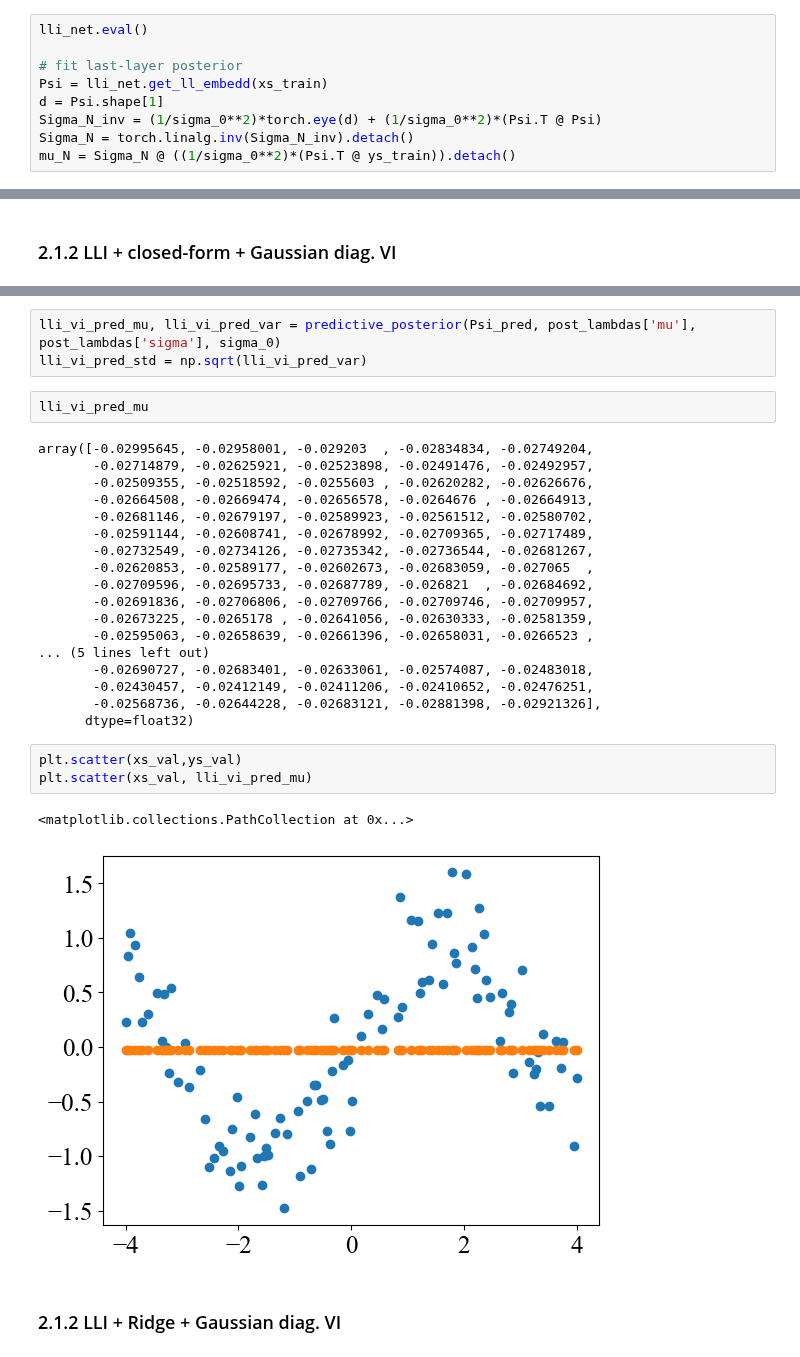
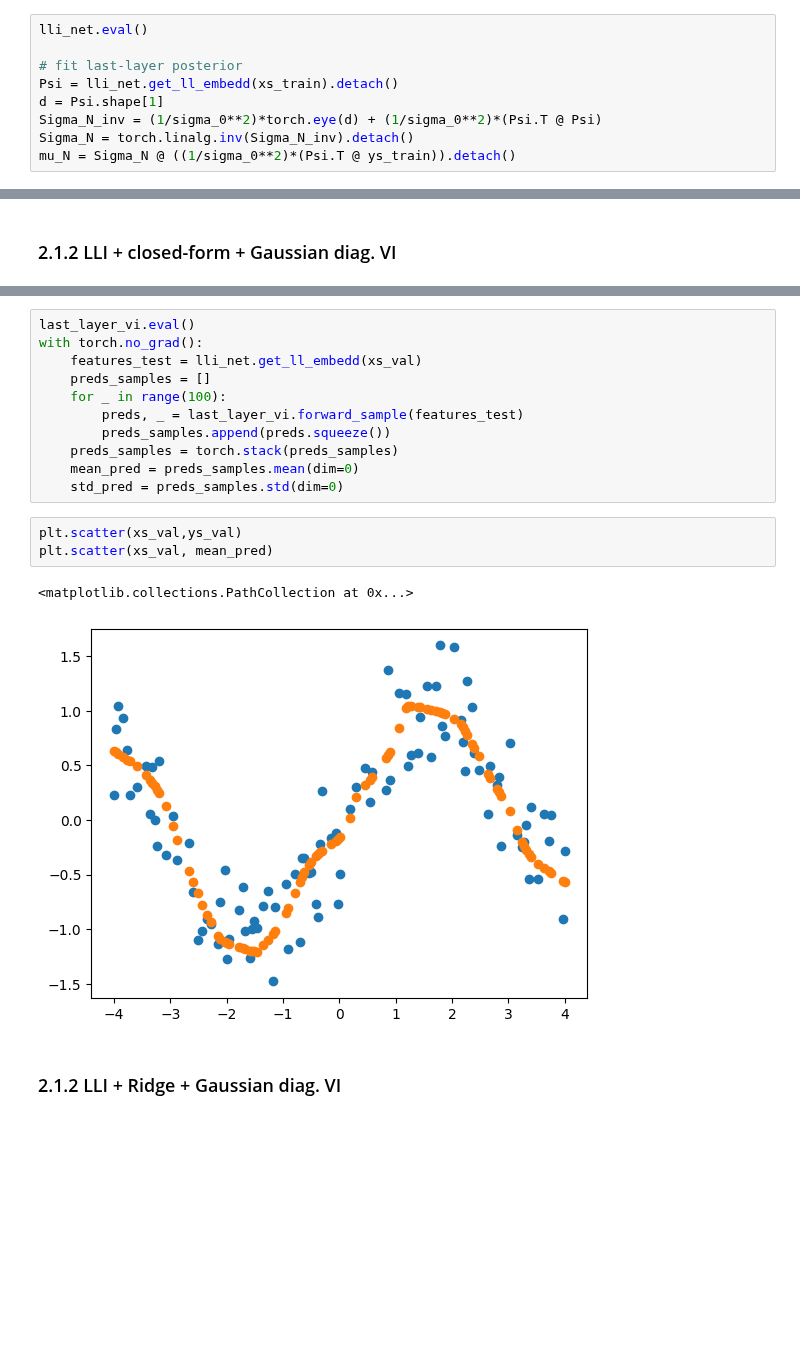
Before and after one commit to clarahoffmann/last-layer-inf, a Jupyter notebook: src/1d_regression.ipynb, the cells around one changed output, grey strips where cells are left out. Saved outputs shown, nothing was run; the diff lists cells and outputs as text; blank space fills up the shorter version.

```diff
--- a/src/1d_regression.ipynb
+++ b/src/1d_regression.ipynb
@@ -91,7 +94,7 @@ fig.legend()
 lli_net.eval()
 
 # fit last-layer posterior
-Psi = lli_net.get_ll_embedd(xs_train)
+Psi = lli_net.get_ll_embedd(xs_train).detach()
 d = Psi.shape[1]
 Sigma_N_inv = (1/sigma_0**2)*torch.eye(d) + (1/sigma_0**2)*(Psi.T @ Psi)
 Sigma_N = torch.linalg.inv(Sigma_N_inv).detach()
@@ -267,32 +310,20 @@ tensor([-0.0053, -0.0072,  0.0179, -0.0035,  0.0077,  0.0048, -0.0088, -0.0022,
-# %%
-lli_vi_pred_mu, lli_vi_pred_var = predictive_posterior(Psi_pred, post_lambdas['mu'], post_lambdas['sigma'], sigma_0)
-lli_vi_pred_std = np.sqrt(lli_vi_pred_var)
-# %%
-lli_vi_pred_mu
-# %% [output]
-array([-0.02995645, -0.02958001, -0.029203  , -0.02834834, -0.02749204,
-       -0.02714879, -0.02625921, -0.02523898, -0.02491476, -0.02492957,
-       -0.02509355, -0.02518592, -0.0255603 , -0.02620282, -0.02626676,
-       -0.02664508, -0.02669474, -0.02656578, -0.0264676 , -0.02664913,
-       -0.02681146, -0.02679197, -0.02589923, -0.02561512, -0.02580702,
-       -0.02591144, -0.02608741, -0.02678992, -0.02709365, -0.02717489,
-       -0.02732549, -0.02734126, -0.02735342, -0.02736544, -0.02681267,
-       -0.02620853, -0.02589177, -0.02602673, -0.02683059, -0.027065  ,
-       -0.02709596, -0.02695733, -0.02687789, -0.026821  , -0.02684692,
-       -0.02691836, -0.02706806, -0.02709766, -0.02709746, -0.02709957,
-       -0.02673225, -0.0265178 , -0.02641056, -0.02630333, -0.02581359,
-       -0.02595063, -0.02658639, -0.02661396, -0.02658031, -0.0266523 ,
-... (5 lines left out)
-       -0.02690727, -0.02683401, -0.02633061, -0.02574087, -0.02483018,
-       -0.02430457, -0.02412149, -0.02411206, -0.02410652, -0.02476251,
-       -0.02568736, -0.02644228, -0.02683121, -0.02881398, -0.02921326],
-      dtype=float32)
+# %%
+last_layer_vi.eval()
+with torch.no_grad():
+    features_test = lli_net.get_ll_embedd(xs_val)
+    preds_samples = []
+    for _ in range(100):
+        preds, _ = last_layer_vi.forward_sample(features_test)
+        preds_samples.append(preds.squeeze())
+    preds_samples = torch.stack(preds_samples)
+    mean_pred = preds_samples.mean(dim=0)
+    std_pred = preds_samples.std(dim=0)
 # %%
 plt.scatter(xs_val,ys_val)
-plt.scatter(xs_val, lli_vi_pred_mu)
+plt.scatter(xs_val, mean_pred)
 # %% [output]
 <matplotlib.collections.PathCollection at 0x...>
-[figure, old version]
+[figure, new version]
 # %% [markdown]
 ### 2.1.2 LLI + Ridge + Gaussian diag. VI
 # %%
```
Also changed, not shown: parts of 10 cells of this notebook.
